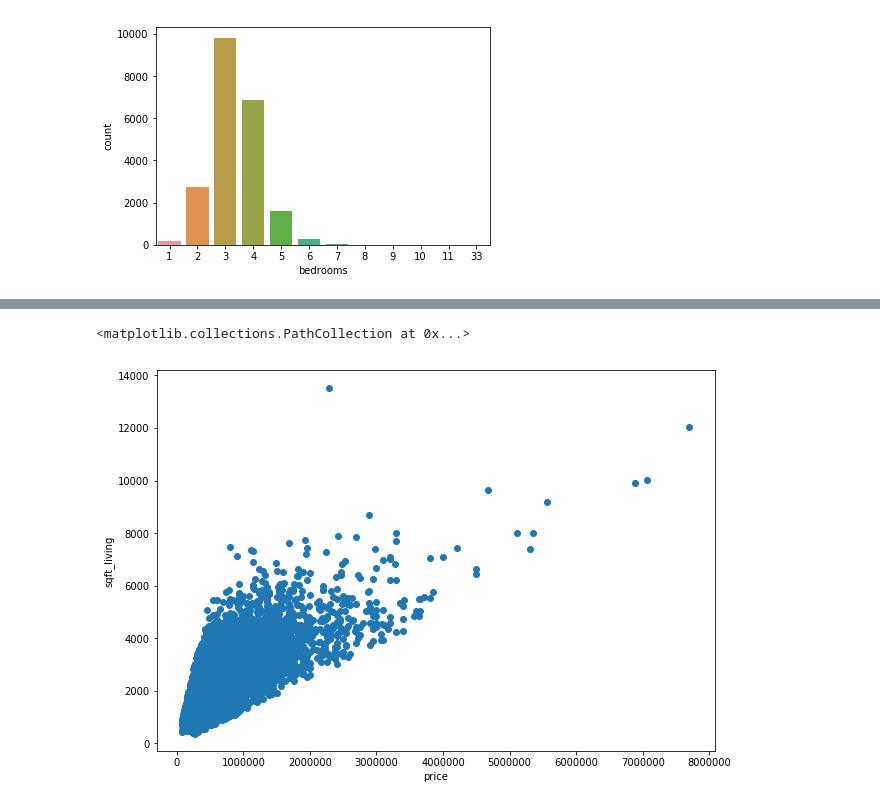
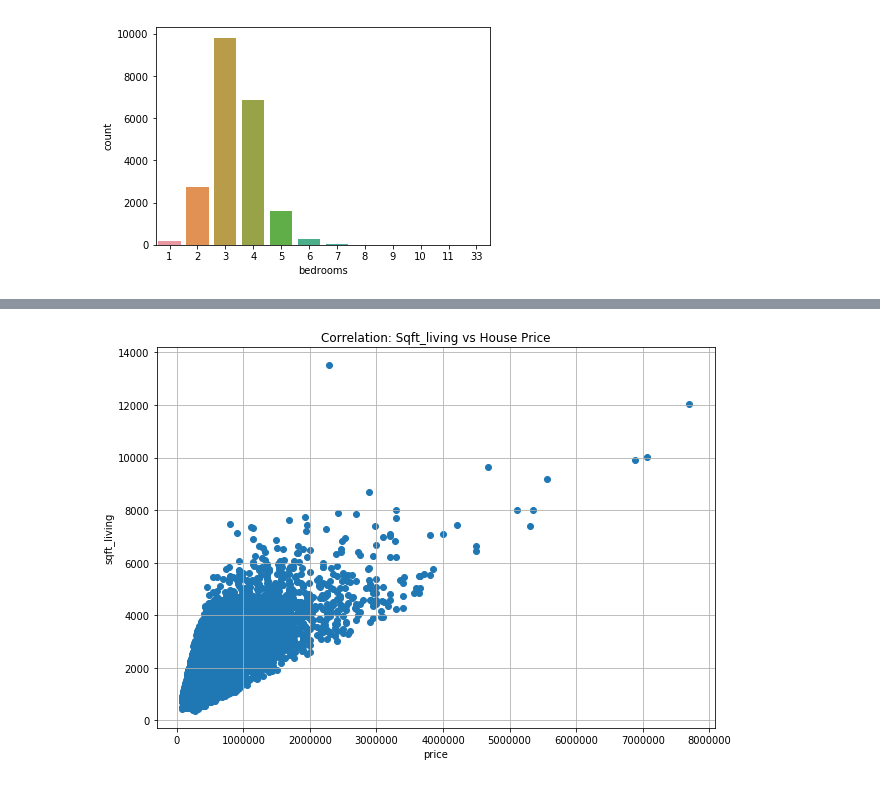
Before and after one commit to debajyoti94/House_price_prediction, a Jupyter notebook: notebooks/House_Pricing_EDA.ipynb, the cells around one changed output, grey strips where cells are left out. Cells and saved outputs as stored; diff of their text form; code cells hidden in the pictures.

```diff
--- a/notebooks/House_Pricing_EDA.ipynb
+++ b/notebooks/House_Pricing_EDA.ipynb
@@ -96,10 +98,12 @@ Name: price, dtype: float64
 # %%
 # we see that sqft_living has a high corr with price, lets do a scatter plot to see what's up
 plt.figure(figsize=(10,7))
+plt.title('Correlation: Sqft_living vs House Price')
+plt.grid()
 plt.xlabel('price')
 plt.ylabel('sqft_living')
 plt.scatter(x='price', y='sqft_living', data=housing_df)
+plt.savefig('../plots/Correlation_Sqft_living_vs_House_Price.png')
 # %% [output]
-<matplotlib.collections.PathCollection at 0x...>
-[figure, old version]
+[figure, new version]
 # %%
```
Also changed, not shown: parts of 15 cells of this notebook.
